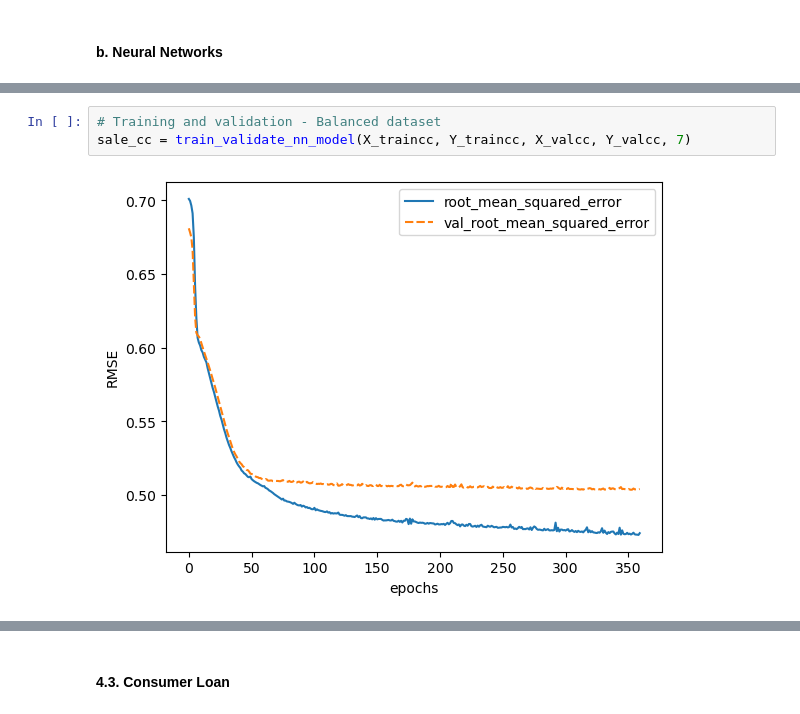
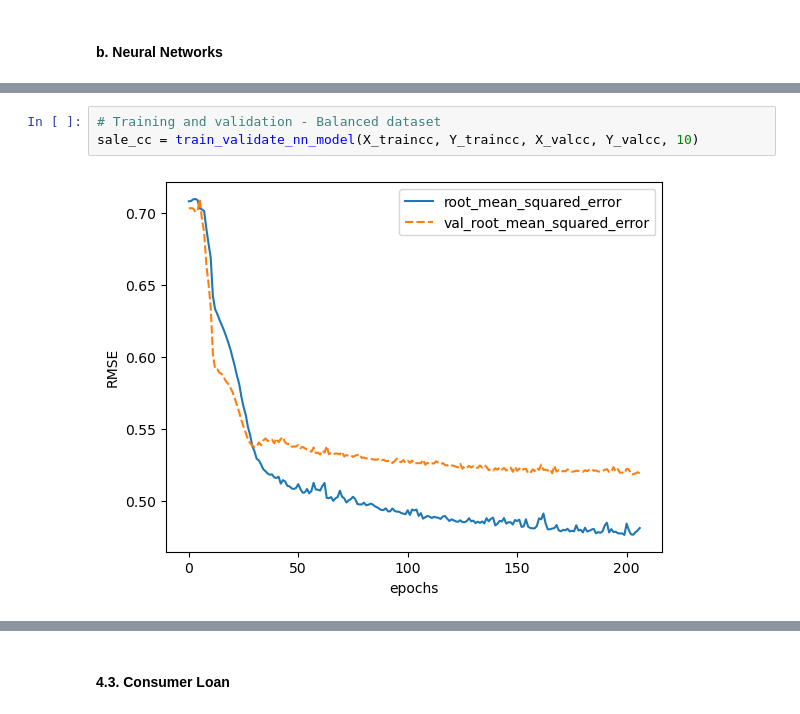
Before and after one commit to ahryho/direct-marketing-optimisation, a Jupyter notebook: notebooks/03_model.ipynb, the cells around one changed output, grey strips where cells are left out. Cells and saved outputs as stored; diff of their text form.

```diff
--- a/notebooks/03_model.ipynb
+++ b/notebooks/03_model.ipynb
@@ -459,8 +471,8 @@ roc_auc_score(Y_valcc_f, sale_cc_f.predict(X_valcc_f))
 # %%
 # Training and validation - Balanced dataset
-sale_cc = train_validate_nn_model(X_traincc, Y_traincc, X_valcc, Y_valcc, 7)
+sale_cc = train_validate_nn_model(X_traincc, Y_traincc, X_valcc, Y_valcc, 10)
 # %% [output]
-[figure, old version]
+[figure, new version]
 # %%
 # AUC Score - Balanced dataset
 roc_auc_score(Y_valcc, sale_cc.predict(X_valcc))
```
Also changed, not shown: parts of 32 cells of this notebook.
